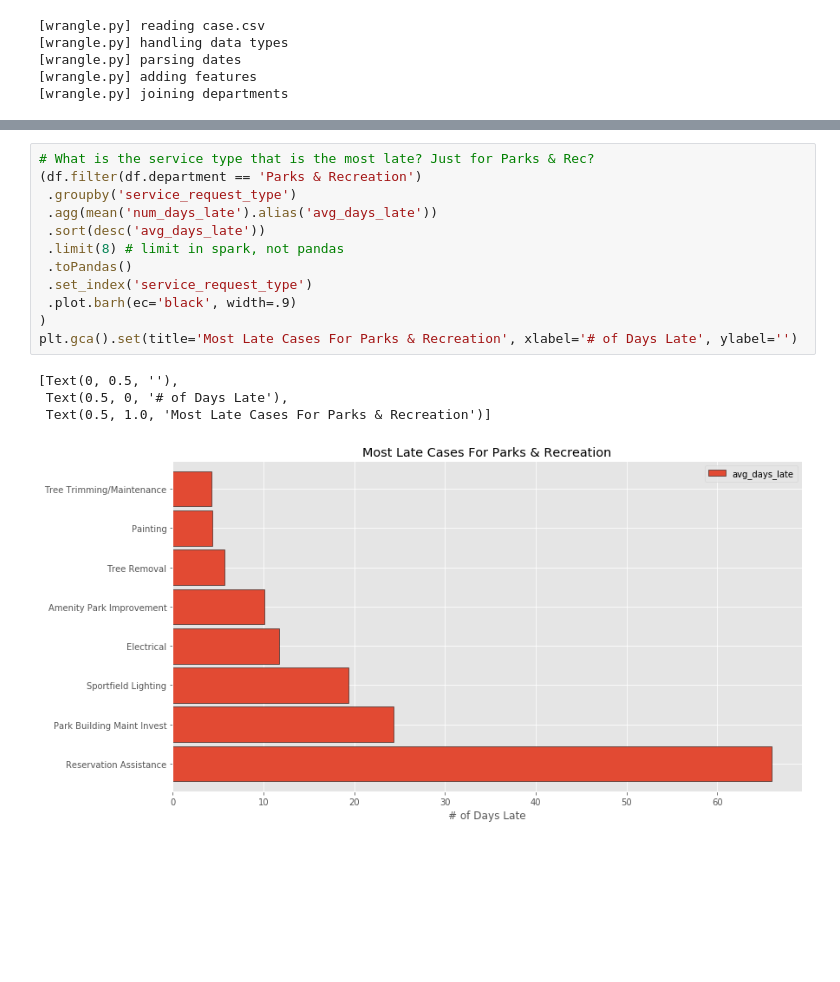
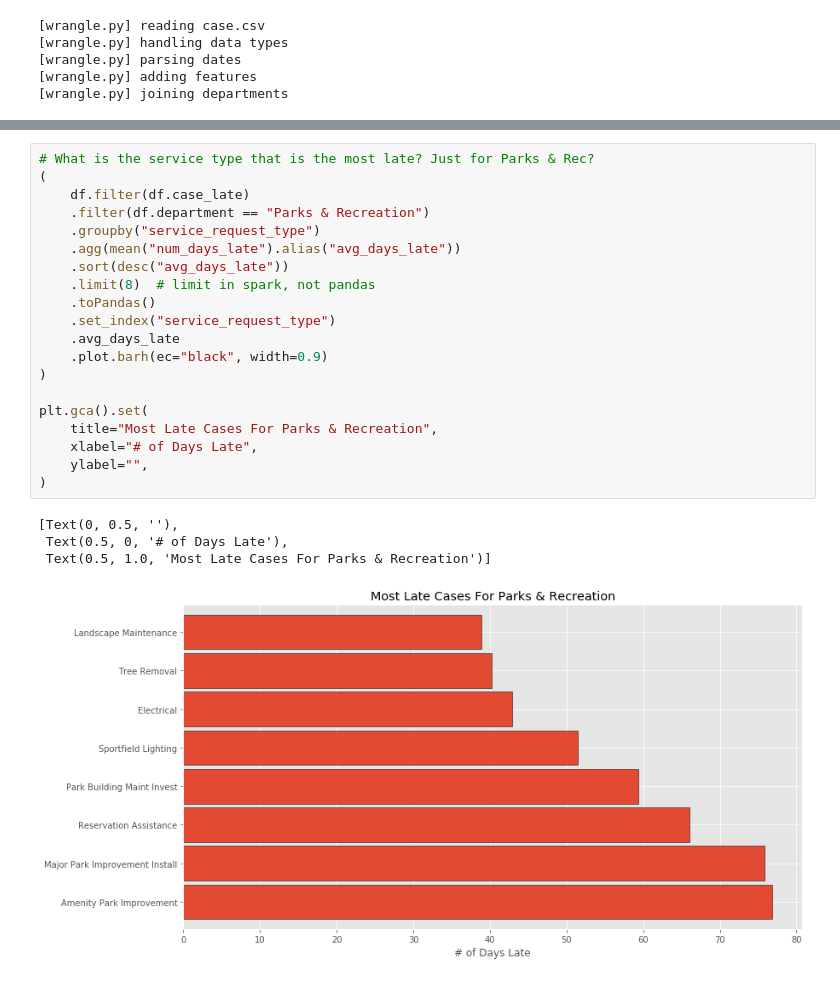
Before and after one commit to CodeupClassroom/curie-distributed-ml, a Jupyter notebook: explore-exercise.ipynb, the cells around one changed output, grey strips where cells are left out. Cells and saved outputs as stored; diff of their text form; blank space fills up the shorter version.

```diff
--- a/explore-exercise.ipynb
+++ b/explore-exercise.ipynb
@@ -73,20 +130,28 @@ plt.gca().set(ylabel='', xlabel='Avg # of Days Late', title='How late are the la
 [figure]
 # %%
 # What is the service type that is the most late? Just for Parks & Rec?
-(df.filter(df.department == 'Parks & Recreation')
- .groupby('service_request_type')
- .agg(mean('num_days_late').alias('avg_days_late'))
- .sort(desc('avg_days_late'))
- .limit(8) # limit in spark, not pandas
- .toPandas()
- .set_index('service_request_type')
- .plot.barh(ec='black', width=.9)
+(
+    df.filter(df.case_late)
+    .filter(df.department == "Parks & Recreation")
+    .groupby("service_request_type")
+    .agg(mean("num_days_late").alias("avg_days_late"))
+    .sort(desc("avg_days_late"))
+    .limit(8)  # limit in spark, not pandas
+    .toPandas()
+    .set_index("service_request_type")
+    .avg_days_late
+    .plot.barh(ec="black", width=0.9)
 )
-plt.gca().set(title='Most Late Cases For Parks & Recreation', xlabel='# of Days Late', ylabel='')
+
+plt.gca().set(
+    title="Most Late Cases For Parks & Recreation",
+    xlabel="# of Days Late",
+    ylabel="",
+)
 # %% [output]
 [Text(0, 0.5, ''),
  Text(0.5, 0, '# of Days Late'),
  Text(0.5, 1.0, 'Most Late Cases For Parks & Recreation')]
-[figure, old version]
+[figure, new version]
 # %%
 # For the DSD/Code Enforcement department, what are the most common service request types? Look at other departments too.
```
Also changed, not shown: parts of 11 cells of this notebook.
